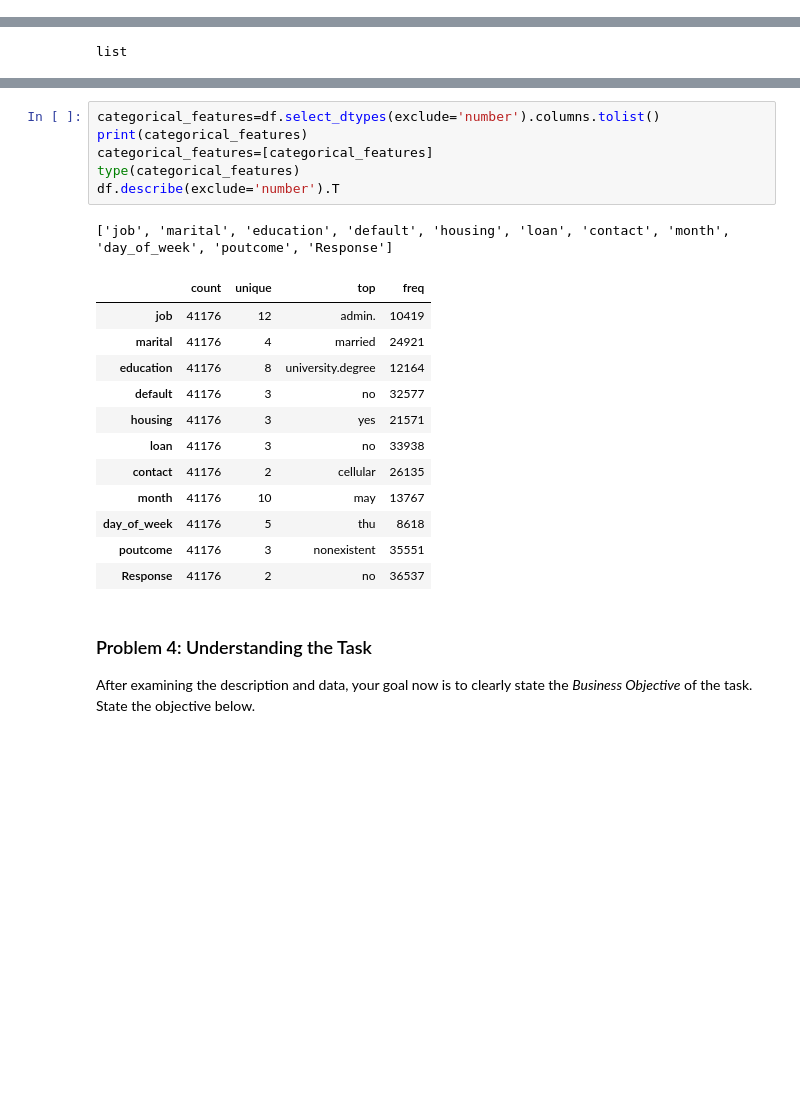
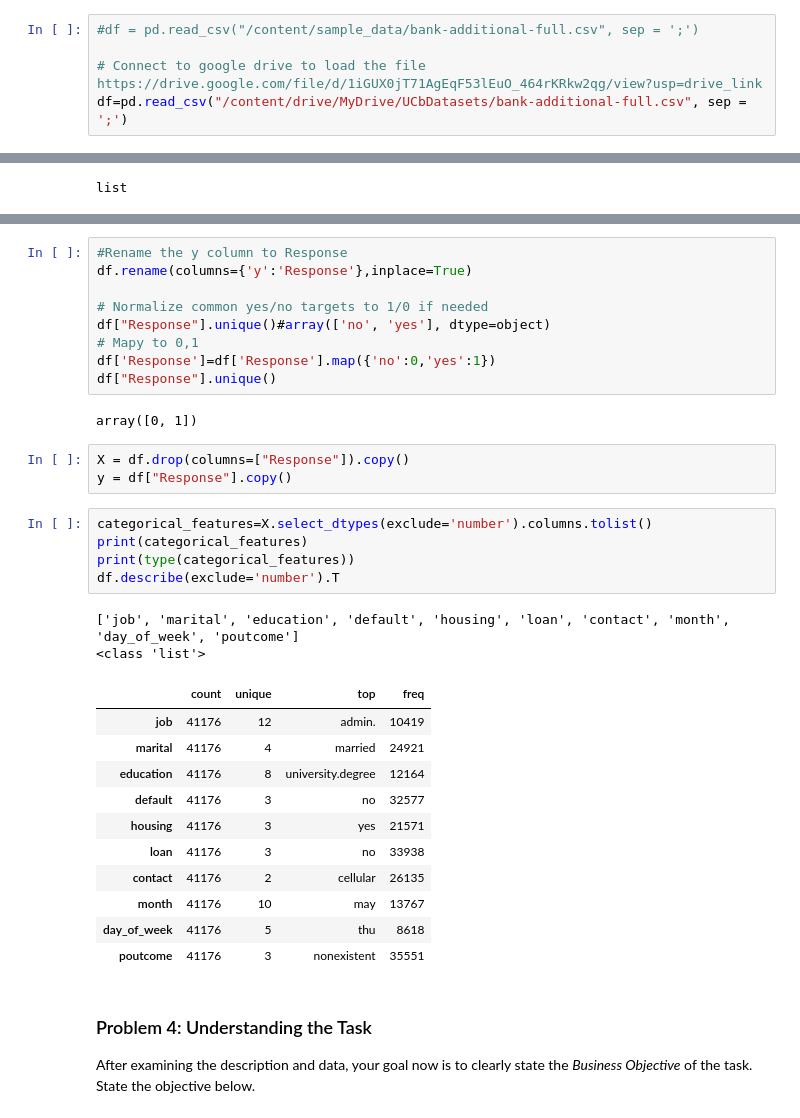
Before and after one commit to Subroy1/MSAI_AllPracticeModules, a Jupyter notebook: Module 17/prompt_III_Assignment17_1.ipynb, the cells around one changed output, grey strips where cells are left out. Drawn from its saved outputs; the diff is of its cells as text; blank space fills up the shorter version.

```diff
--- a/Module 17/prompt_III_Assignment17_1.ipynb
+++ b/Module 17/prompt_III_Assignment17_1.ipynb
@@ -51,3 +54,8 @@ df = pd.read_csv("https://raw.githubusercontent.com/Subroy1/MSAI_AllPracticeModu
+# %%
+#df = pd.read_csv("/content/sample_data/bank-additional-full.csv", sep = ';')
+
+# Connect to google drive to load the file https://drive.google.com/file/d/1iGUX0jT71AgEqF53lEuO_464rKRkw2qg/view?usp=drive_link
+df=pd.read_csv("/content/drive/MyDrive/UCbDatasets/bank-additional-full.csv", sep = ';')
 # %%
 df.head(2)
 # %% [output]
@@ -175,26 +175,39 @@ df.describe(include='number').T
 | cons.conf.idx | 41176.0 | -40.502863 | 4.627860 | -50.800 | -42.700 | -41.800 | -36.400 | -26.900 |
 | euribor3m | 41176.0 | 3.621293 | 1.734437 | 0.634 | 1.344 | 4.857 | 4.961 | 5.045 |
 | nr.employed | 41176.0 | 5167.034870 | 72.251364 | 4963.600 | 5099.100 | 5191.000 | 5228.100 | 5228.100 |
+# %%
+#Rename the y column to Response
+df.rename(columns={'y':'Response'},inplace=True)
+
+# Normalize common yes/no targets to 1/0 if needed
+df["Response"].unique()#array(['no', 'yes'], dtype=object)
+# Mapy to 0,1
+df['Response']=df['Response'].map({'no':0,'yes':1})
+df["Response"].unique()
+# %% [output]
+array([0, 1])
+# %%
+X = df.drop(columns=["Response"]).copy()
+y = df["Response"].copy()
 # %%
-categorical_features=df.select_dtypes(exclude='number').columns.tolist()
+categorical_features=X.select_dtypes(exclude='number').columns.tolist()
 print(categorical_features)
-categorical_features=[categorical_features]
-type(categorical_features)
+print(type(categorical_features))
 df.describe(exclude='number').T
 # %% [output]
-['job', 'marital', 'education', 'default', 'housing', 'loan', 'contact', 'month', 'day_of_week', 'poutcome', 'Response']
+['job', 'marital', 'education', 'default', 'housing', 'loan', 'contact', 'month', 'day_of_week', 'poutcome']
+<class 'list'>
 |  | count | unique | top | freq |
 | job | 41176 | 12 | admin. | 10419 |
 | marital | 41176 | 4 | married | 24921 |
 | education | 41176 | 8 | university.degree | 12164 |
 | default | 41176 | 3 | no | 32577 |
 | housing | 41176 | 3 | yes | 21571 |
 | loan | 41176 | 3 | no | 33938 |
 | contact | 41176 | 2 | cellular | 26135 |
 | month | 41176 | 10 | may | 13767 |
 | day_of_week | 41176 | 5 | thu | 8618 |
 | poutcome | 41176 | 3 | nonexistent | 35551 |
-| Response | 41176 | 2 | no | 36537 |
 # %% [markdown]
 ### Problem 4: Understanding the Task
 
```
Also changed, not shown: parts of 36 cells of this notebook.
